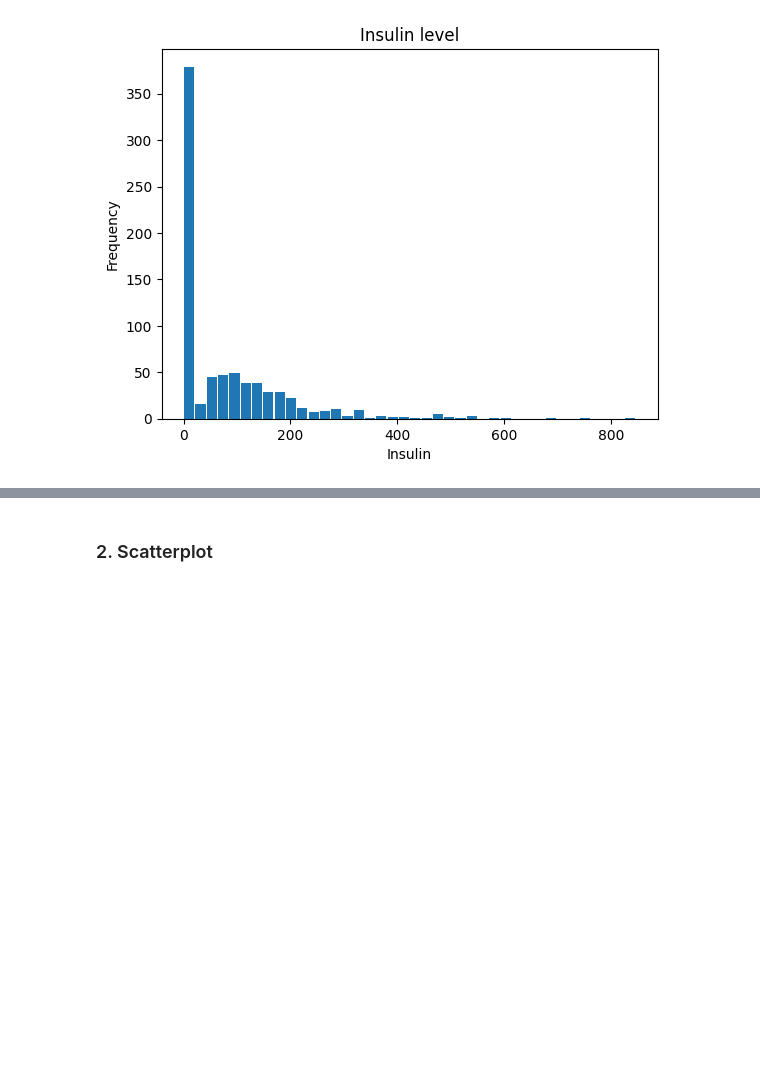
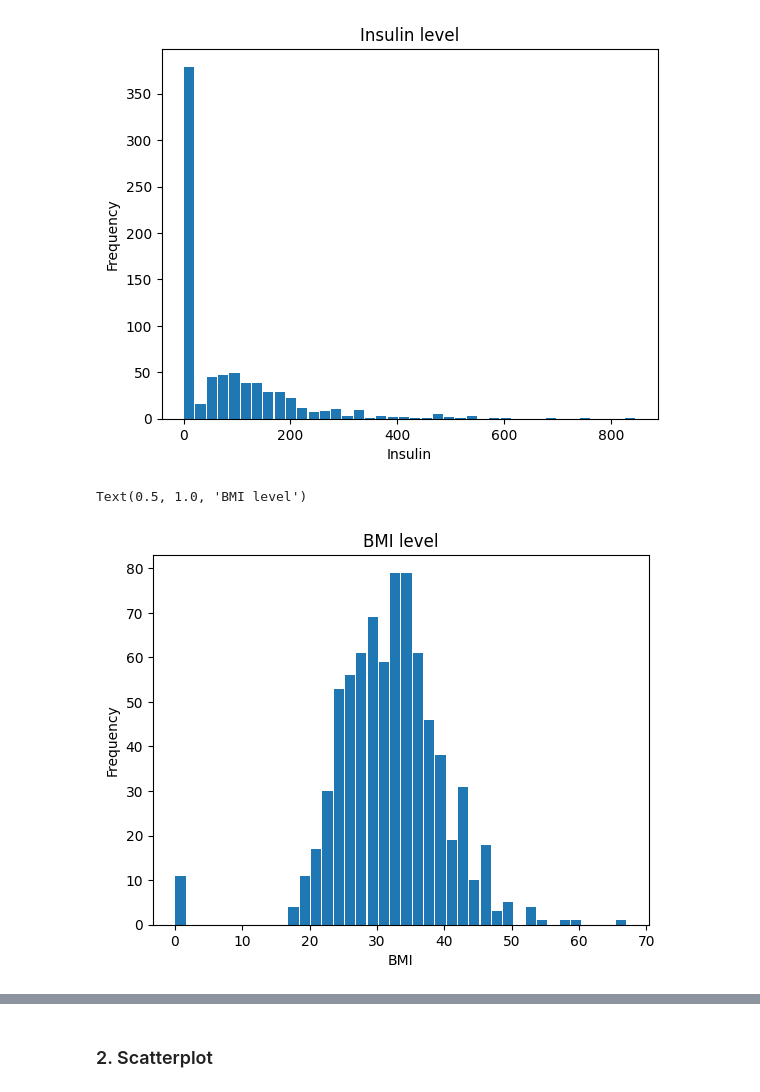
Before and after one commit to MrLogEN/4iz210-semestralka, a Jupyter notebook: Untitled.ipynb, the cells around one changed output, grey strips where cells are left out. Saved outputs shown, nothing was run; the diff lists cells and outputs as text; code cells hidden in the pictures; blank space fills up the shorter version.

Commit message:
plots complete

```diff
--- a/Untitled.ipynb
+++ b/Untitled.ipynb
@@ -65,3 +65,11 @@ plt.title("Insulin level")
 plt.show()
 # %% [output]
 [figure]
+# %%
+plt.hist(df.BMI, rwidth=0.9, bins=40)
+plt.xlabel("BMI")
+plt.ylabel("Frequency")
+plt.title("BMI level")
+# %% [output]
+Text(0.5, 1.0, 'BMI level')
+[figure, added]
```
Also changed, not shown: parts of 2 cells of this notebook.
